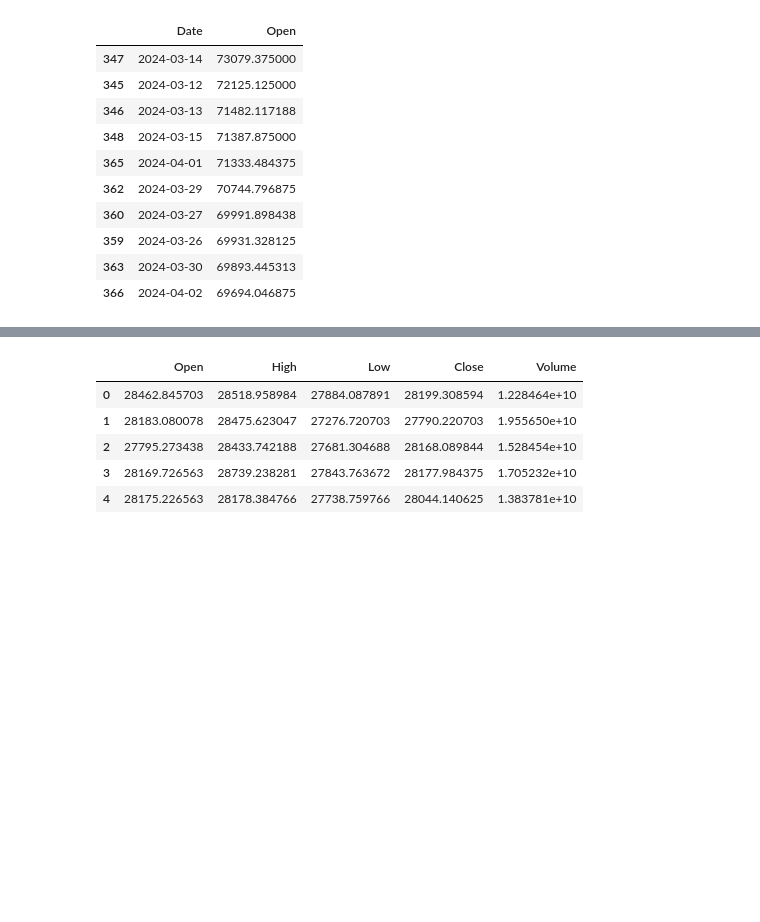
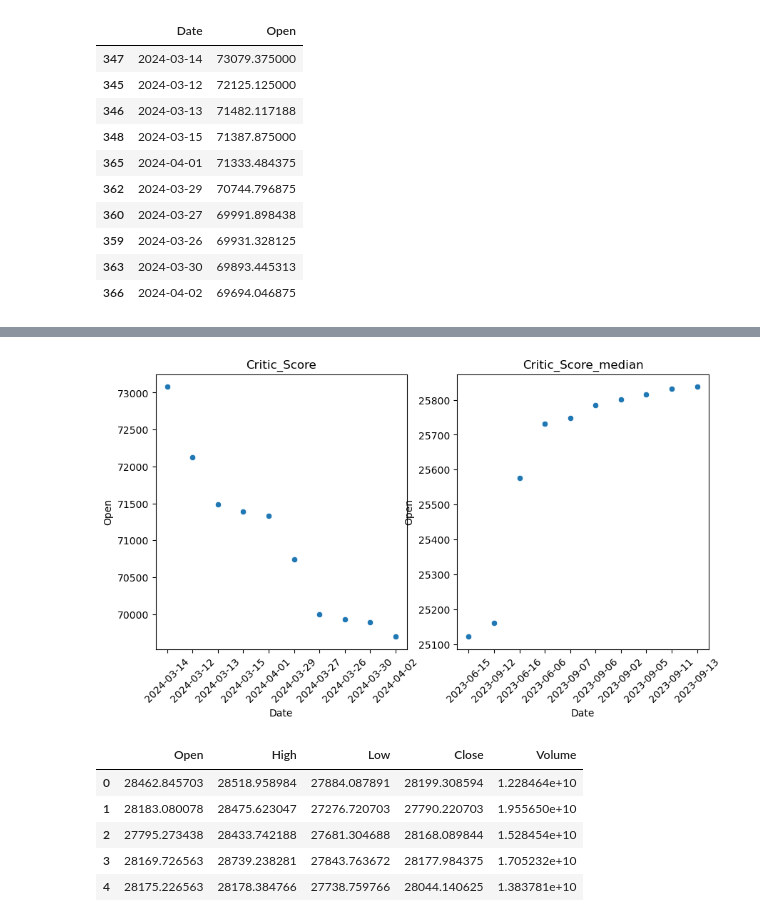
Before and after one commit to TatiHelena/ML_for_Business, a Jupyter notebook: TatianeHAlves_HDFT_MLforBusiness_CA1_24.ipynb, the cells around one changed output, grey strips where cells are left out. Saved outputs shown, nothing was run; the diff lists cells and outputs as text; code cells hidden in the pictures; blank space fills up the shorter version.

```diff
--- a/TatianeHAlves_HDFT_MLforBusiness_CA1_24.ipynb
+++ b/TatianeHAlves_HDFT_MLforBusiness_CA1_24.ipynb
@@ -170,0 +155,9 @@ plt.show()
+# %%
+# Sort the data according to 'Open' column
+low_df = df.sort_values(by='Open')
+
+# Select the top 10 results
+top10_low = low_df.head(10)
+
+# Visualising the top 10 values
+top10_low[['Date', 'Open']].head(10)
@@ -171,3 +176,23 @@ plt.show()
+# %%
+fig = plt.figure(figsize=(10, 5))
+
+ax1 = fig.add_subplot(1, 2, 1)
+ax2 = fig.add_subplot(1, 2, 2)
+
+# Plot the first subplot
+sns.scatterplot(data=top10_open, x='Date', y='Open', ax=ax1)
+ax1.set_title('Critic_Score')
+ax1.tick_params(axis='x', rotation=45)
+
+# Plot the second subplot
+sns.scatterplot(data=top10_low, x='Date', y='Open', ax=ax2)
+ax2.set_title('Critic_Score_median')
+ax2.tick_params(axis='x', rotation=45)
+
+# show plot
+plt.show()
+# %% [output]
+[figure, added]
 # %%
 df2 = df.drop(columns=['Date', 'Adj Close'])
 df2.head()
```
Also changed, not shown: parts of 46 cells of this notebook.
